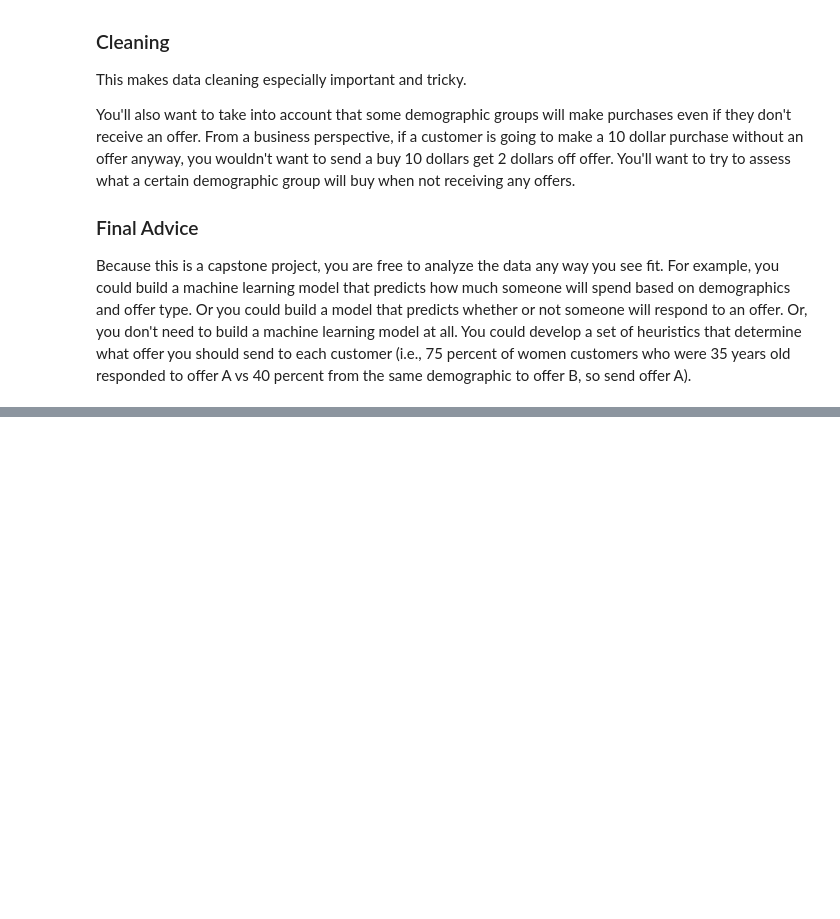
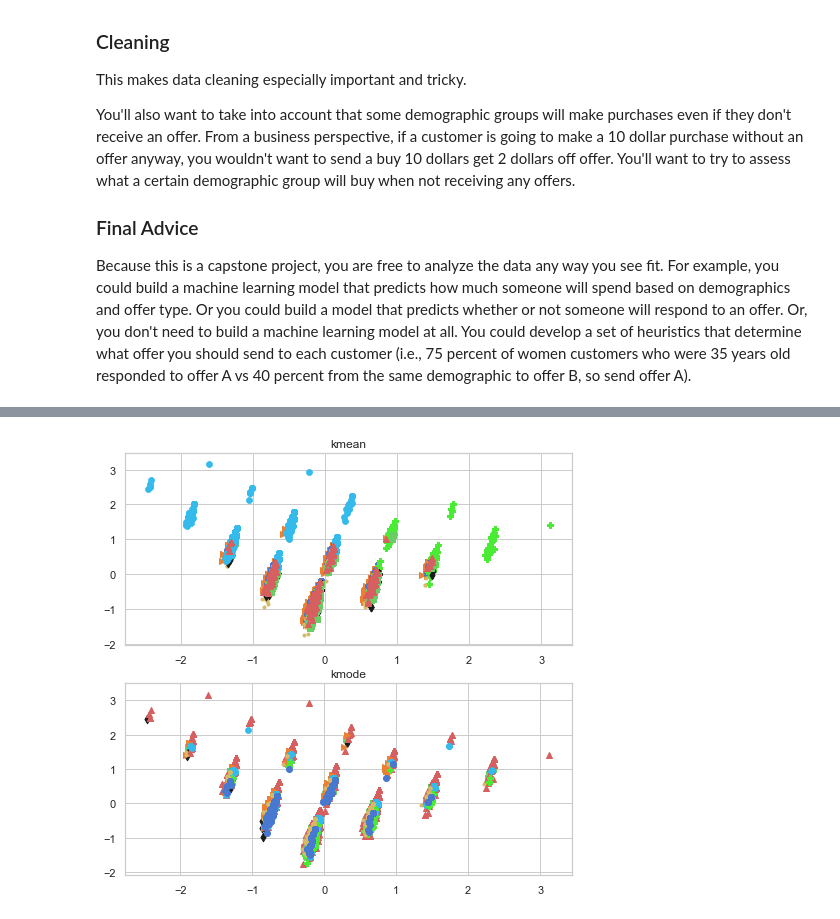
Before and after one commit to sandytat03/udacity_dsnd_starbucks, a Jupyter notebook: Starbucks_Capstone_notebook.ipynb, the cells around one changed output, grey strips where cells are left out. Cells and saved outputs as stored; diff of their text form; code cells hidden in the pictures; blank space fills up the shorter version.

```diff
--- a/Starbucks_Capstone_notebook.ipynb
+++ b/Starbucks_Capstone_notebook.ipynb
@@ -125,0 +526,48 @@ transcript[transcript.duplicated(subset=['person'], keep=False)]
+# %%
+offer_cols = cols
+
+# perform k-means with k = 8
+
+from sklearn import cluster
+
+kmeans = cluster.KMeans(n_clusters=8, random_state=10)
+offer_completed_bycus['kmeans_cluster'] = kmeans.fit_predict(offer_completed_bycus[cols])
+
+# perform k-modes with k = 8
+
+from kmodes.kmodes import KModes
+
+kmodes = KModes(n_clusters=8)
+offer_completed_bycus['kmodes_cluster'] = kmodes.fit_predict(offer_completed_bycus[cols])
+# %%
+# perform PCA
+
+from sklearn import decomposition
+
+colors = ['r', 'b', 'k', 'g', 'y','#eb8034', '#34baeb', '#49eb34']
+markers = ['^', 'o', 'd', 's', '.', '>', '8', 'P']
+
+pca = decomposition.PCA(n_components=2)
+offer_completed_bycus['pc1'], offer_completed_bycus['pc2'] = zip(*pca.fit_transform(offer_completed_bycus[offer_cols]))
+
+# visualise the resulting clustering of k-modes and k-means method
+
+plt.figure(figsize=(8,12))
+
+# plot result of k-means method
+ax = plt.subplot(3, 1, 1)
+for c in offer_completed_bycus['kmeans_cluster'].unique():
+    d = offer_completed_bycus[offer_completed_bycus['kmeans_cluster'] == c]
+    plt.scatter(d['pc1'], d['pc2'], marker=markers[c], color=colors[c])
+ax.set_title('kmean')
+
+# plot result of k-modes method
+ax = plt.subplot(3, 1, 2)
+for c in offer_completed_bycus['kmodes_cluster'].unique():
+    d = offer_completed_bycus[offer_completed_bycus['kmodes_cluster'] == c]
+    plt.scatter(d['pc1'], d['pc2'], marker=markers[c], color=colors[c])
+ax.set_title('kmode')
+
+plt.show()
+# %% [output]
+[figure, added]
```
Also changed, not shown: parts of 63 cells of this notebook.
